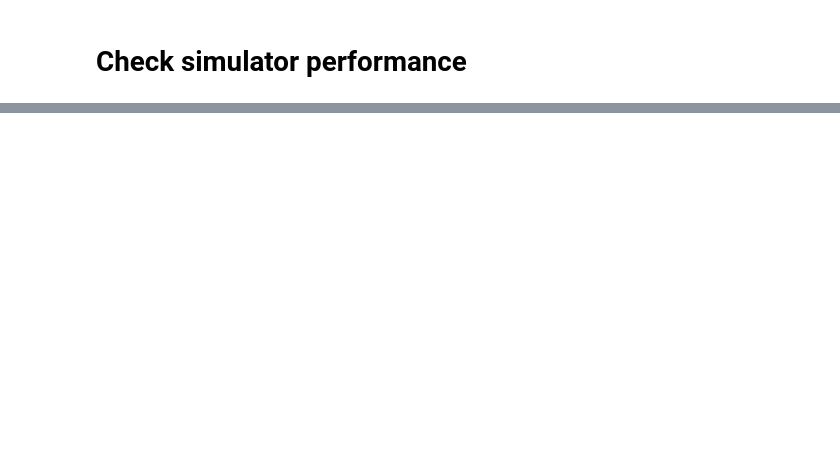
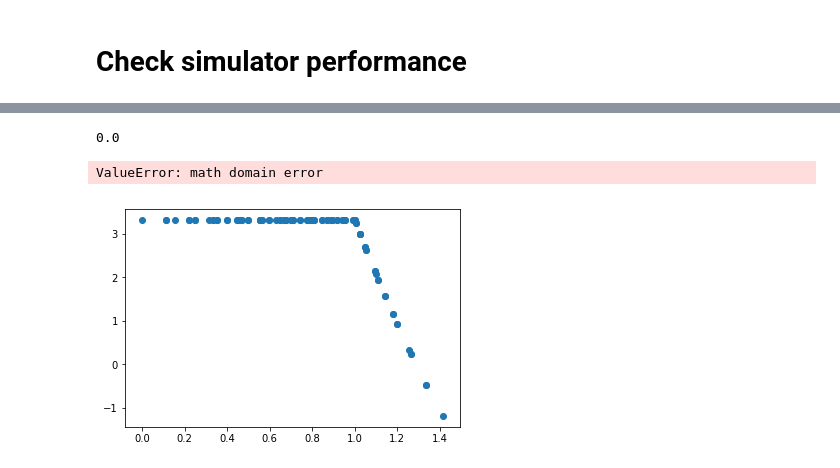
Before and after one commit to fstovarr/stochastic-models, a Jupyter notebook: graphs-project/graph.ipynb, the cells around one changed output, grey strips where cells are left out. Cells and saved outputs as stored; diff of their text form; code cells hidden in the pictures; blank space fills up the shorter version.

Commit message:
Log propagation model added

```diff
--- a/graphs-project/graph.ipynb
+++ b/graphs-project/graph.ipynb
@@ -139,0 +164,74 @@ Simulation ended
+# %%
+L = L_0 + 10 * n * log10(d / d_0)
+print(L)
+# %% [output]
+0.0
+# %%
+t = {'x': 1, 'y': 1}
+t1 = {'x': 1, 'y': 1}
+m_frequency = 9e8
+
+loss = 0.0
+fmhz = m_frequency / 1e6
+dist = GraphHelper.calc_distance(t, t1) / 1000
+
+if m_frequency <= 1.500e9:
+    # standard Okumura Hata
+    # see eq. (4.4.1) in the COST 231 final report
+    log_f = log10 (fmhz);
+    hb = max([t, t1], key=lambda a: a['y'])['y']
+    hm = min([t, t1], key=lambda a: a['y'])['y']
+
+    log_aHeight = 13.82 * log10 (hb)
+    log_bHeight = 0.0
+
+    if fmhz < 200:
+        log_bHeight = 8.29 ** log10 (1.54 * hm) -  1.1
+    else:
+        log_bHeight = 3.2 ** log10(11.75 * hm) - 4.97
+
+    loss = 69.55 + (26.16 * log_f) - log_aHeight + (((44.9 - (6.55 * log10(hb)))) * log10(dist)) - log_bHeight
+    loss += -4.70 ** (log10 (fmhz), 2) + 18.33 * log10 (fmhz) - 40.94;
+else:
+    # COST 231 Okumura model
+    # see eq. (4.4.3) in the COST 231 final report
+
+    log_f = log10 (fmhz)
+    hb = max([t, t1], key=lambda a: a['y'])['y']
+    hm = min([t, t1], key=lambda a: a['y'])['y']
+
+    log_aHeight = 13.82 * log10(hb)
+    log_bHeight = 3.2 ** ((log10 (11.75 * hm)), 2)
+    C = 3
+
+    loss = 46.3 + (33.9 * log_f) - log_aHeight + (((44.9 - (6.55 * log10 (hb)) )) * log10(dist)) - log_bHeight + C
+
+print(loss)
+# %% [output]
+ValueError: math domain error
+# %%
+def log_propagation(t, t1, txPowerDbm=50):
+    m_frequency = 9e8
+    m_referenceDistance = 1
+    m_exponent = 3
+    m_referenceLoss=46.6777
+
+    distance = GraphHelper.calc_distance(t, t1)
+
+    if distance <= m_referenceDistance:
+        return [distance, txPowerDbm - m_referenceLoss]
+
+    pathLossDb = 10 * m_exponent * log10 (distance / m_referenceDistance);
+    rxc = -m_referenceLoss - pathLossDb;
+
+    return [distance, txPowerDbm + rxc]
+# %%
+data = [log_propagation({'x': 0, 'y': 0}, {'x': x, 'y': y}) for x in np.linspace(0, 1, 10) for y in np.linspace(0, 1, 10) ]
+# %%
+%matplotlib inline
+import matplotlib.pyplot as plt
+s = np.array(data)
+plt.scatter(s[:,0], s[:,1])
+plt.show()
+# %% [output]
+[figure, added]
```
Also changed, not shown: parts of 22 cells of this notebook, 10 other files.
